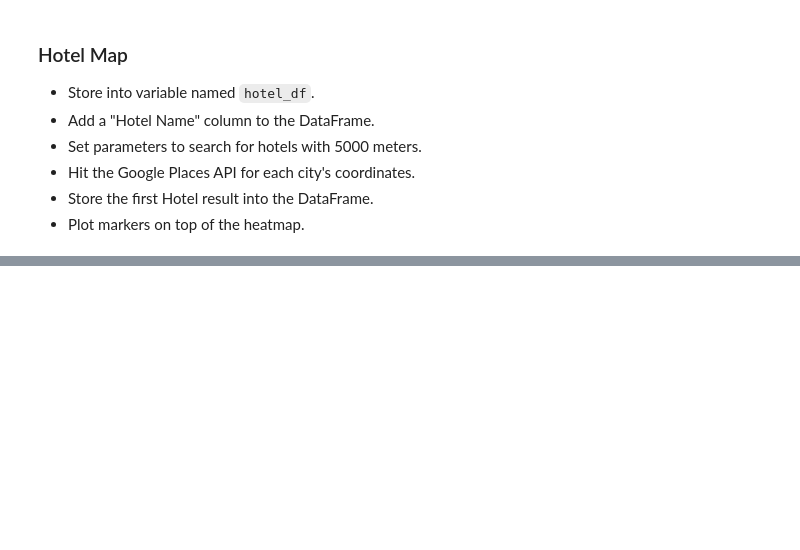
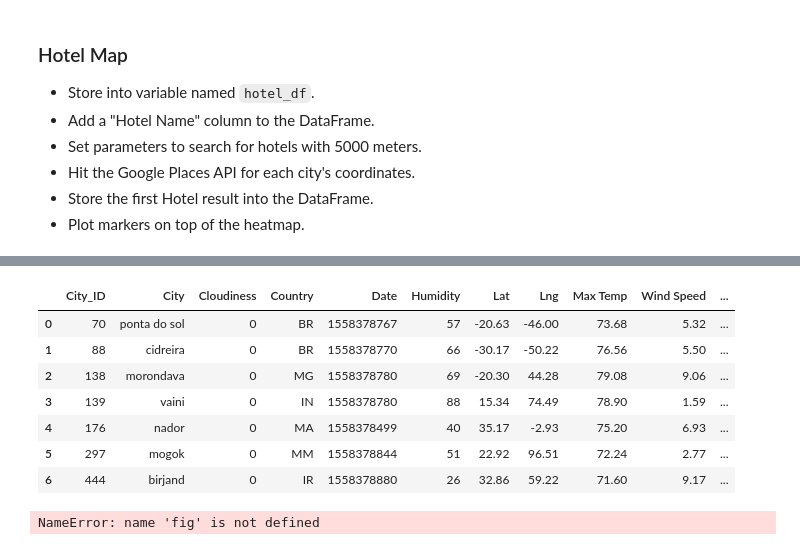
Before and after one commit to Kaylawkelly/6-Python-API-Challenge, a Jupyter notebook: VacationPy/VacationPy.ipynb, the cells around one changed output, grey strips where cells are left out. Drawn from its saved outputs; the diff is of its cells as text; code cells hidden in the pictures; blank space fills up the shorter version.

```diff
--- a/VacationPy/VacationPy.ipynb
+++ b/VacationPy/VacationPy.ipynb
@@ -91,0 +81,5 @@ weatherc.head()
+# %%
+#weather criteria
+wc=file_df.loc[(file_df["Wind Speed"] <= 10) & (file_df["Cloudiness"] == 0) & \
+                                   (file_df["Max Temp"] >= 70) & (file_df["Max Temp"] <= 80)].dropna()
+wc
@@ -97,3 +100,39 @@ weatherc.head()
 * Hit the Google Places API for each city's coordinates.
 * Store the first Hotel result into the DataFrame.
 * Plot markers on top of the heatmap.
+# %%
+hotel_df = wc.reset_index(drop=True)
+hotel_df["Hotel"] =""
+
+#set paramaters
+
+params = {"radius":5000,"type":"hotels", "keyword":"hotels", "key":g_key}
+
+#loop
+for index, row in hotel_df.iterrows():
+
+    lat = row["Lat"]
+    lng = row["Lng"]
+    cityname = row["City"]
+
+    params["location"] = f'{lat},{lng}'
+
+    baseurl="https://maps.googleapis.com/maps/api/place/nearbysearch/json"
+
+    hotel = requests.get(baseurl, params=params).json()
+
+
+    print(json.dumps(hotel, indent=4, sort_keys=True))
+
+    results = hotel['results']
+
+    #just in case?
+    try:
+        hotel_df.loc[index, "Hotel Name"]=hotel["results"][0]["name"]
+    except (KeyError, IndexError):
+        print("Ignore Result.....")
+
+
+
+
+print("-------End of Search-------")
@@ -100,3 +157,14 @@ weatherc.head()
+# %%
+hotel_df
+# %% [output]
+|  | City_ID | City | Cloudiness | Country | Date | Humidity | Lat | Lng | Max Temp | Wind Speed | ... |
+| 0 | 70 | ponta do sol | 0 | BR | 1558378767 | 57 | -20.63 | -46.00 | 73.68 | 5.32 | ... |
+| 1 | 88 | cidreira | 0 | BR | 1558378770 | 66 | -30.17 | -50.22 | 76.56 | 5.50 | ... |
+| 2 | 138 | morondava | 0 | MG | 1558378780 | 69 | -20.30 | 44.28 | 79.08 | 9.06 | ... |
+| 3 | 139 | vaini | 0 | IN | 1558378780 | 88 | 15.34 | 74.49 | 78.90 | 1.59 | ... |
+| 4 | 176 | nador | 0 | MA | 1558378499 | 40 | 35.17 | -2.93 | 75.20 | 6.93 | ... |
+| 5 | 297 | mogok | 0 | MM | 1558378844 | 51 | 22.92 | 96.51 | 72.24 | 2.77 | ... |
+| 6 | 444 | birjand | 0 | IR | 1558378880 | 26 | 32.86 | 59.22 | 71.60 | 9.17 | ... |
 # %%
 # NOTE: Do not change any of the code in this cell
 
@@ -115,5 +183,11 @@ locations = hotel_df[["Lat", "Lng"]]
 # %%
 # Add marker layer ontop of heat map
 
+markers = gmaps.marker_layer(locations,info_box_content = hotel_info)
+
+fig.add_layer(markers)
 
 # Display figure
+fig
+# %% [output]
+NameError: name 'fig' is not defined
```
Also changed, not shown: parts of 6 cells of this notebook.
